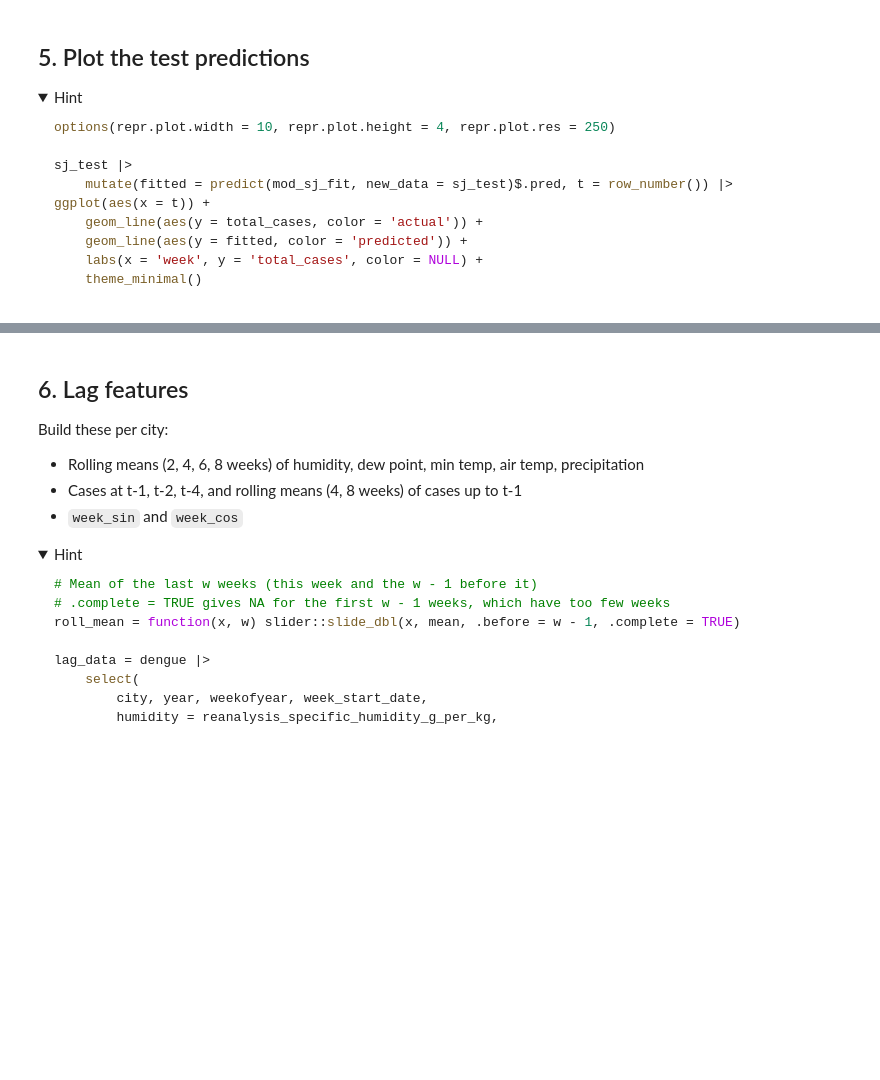
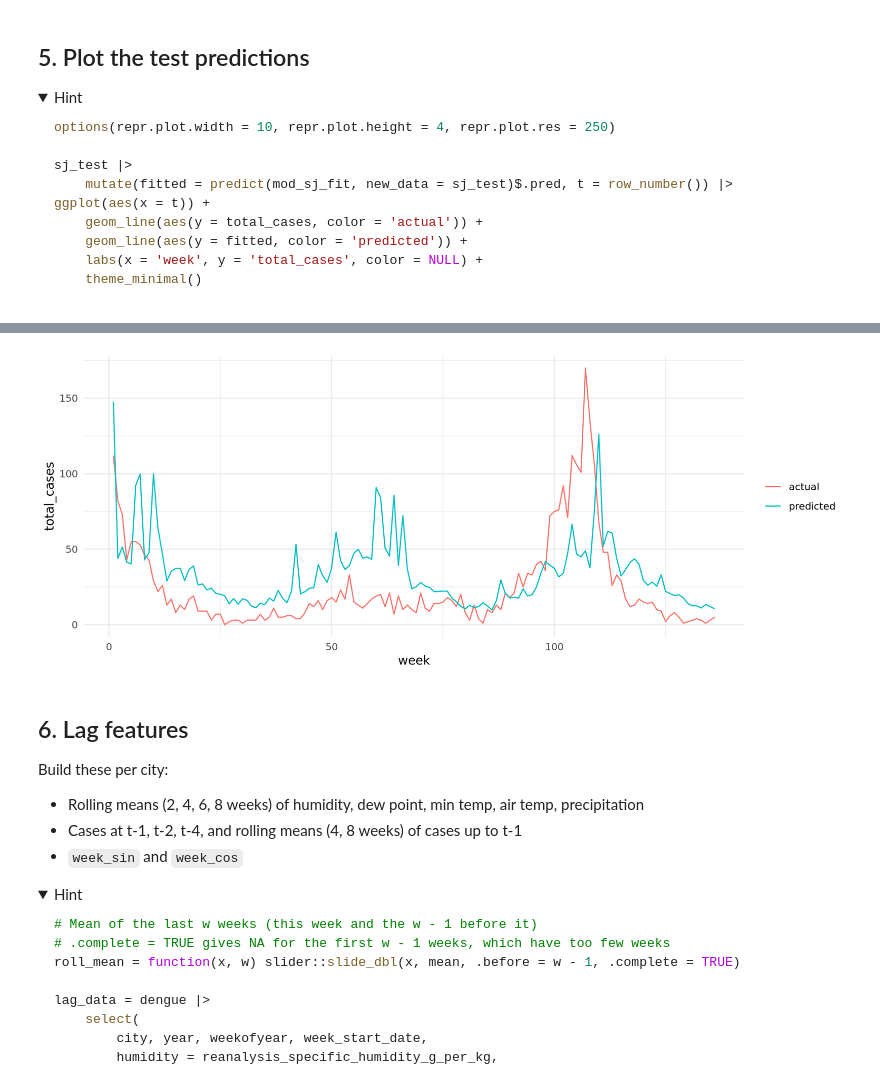
Before and after one commit to carfaro-uncch/codespace, a Jupyter notebook: exercises/14-dengue-exercise.ipynb, the cells around one changed output, grey strips where cells are left out. Saved outputs shown, nothing was run; the diff lists cells and outputs as text; code cells hidden in the pictures; folded sections open; blank space fills up the shorter version.

```diff
--- a/exercises/14-dengue-exercise.ipynb
+++ b/exercises/14-dengue-exercise.ipynb
@@ -121,3 +278,15 @@ ggplot(aes(x = t)) +
+# %%
+options(repr.plot.width = 10, repr.plot.height = 4, repr.plot.res = 250)
+
+sj_test |>
+    mutate(fitted = predict(mod_sj_fit, new_data = sj_test)$.pred, t = row_number()) |>
+ggplot(aes(x = t)) +
+    geom_line(aes(y = total_cases, color = 'actual')) +
+    geom_line(aes(y = fitted, color = 'predicted')) +
+    labs(x = 'week', y = 'total_cases', color = NULL) +
+    theme_minimal()
+# %% [output]
+[figure, added]
 # %% [markdown]
 ## 6. Lag features
 
```
Also changed, not shown: parts of 19 cells of this notebook, 2 other files.
